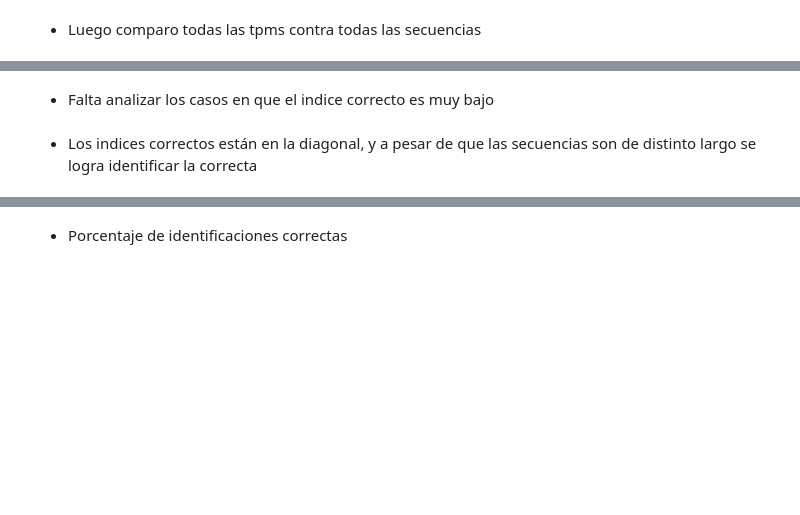
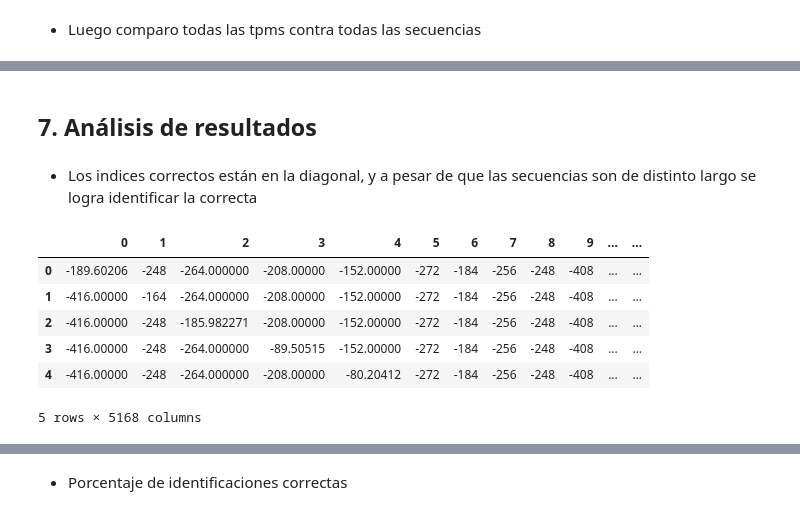
Before and after one commit to cinai/identification-algorithm-1, a Jupyter notebook: TEJI.ipynb, the cells around one changed output, grey strips where cells are left out. Cells and saved outputs as stored; diff of their text form; code cells hidden in the pictures; blank space fills up the shorter version.

```diff
--- a/TEJI.ipynb
+++ b/TEJI.ipynb
@@ -560,2 +536,0 @@ plt.hist(index_correct,40)
-# %% [markdown]
-- Falta analizar los casos en que el indice correcto es muy bajo
@@ -564,5 +540,16 @@ plt.hist(index_correct,40)
+# %% [markdown]
+## 7. Análisis de resultados
 # %% [markdown]
 - Los indices correctos están en la diagonal, y a pesar de que las secuencias son de distinto largo se logra identificar la correcta
 # %%
 iden_matrix = np.matrix(iden)
 df_ident = pd.DataFrame(iden_matrix)
+df_ident.head()
+# %% [output]
+|  | 0 | 1 | 2 | 3 | 4 | 5 | 6 | 7 | 8 | 9 | ... | ... |
+| 0 | -189.60206 | -248 | -264.000000 | -208.00000 | -152.00000 | -272 | -184 | -256 | -248 | -408 | ... | ... |
+| 1 | -416.00000 | -164 | -264.000000 | -208.00000 | -152.00000 | -272 | -184 | -256 | -248 | -408 | ... | ... |
+| 2 | -416.00000 | -248 | -185.982271 | -208.00000 | -152.00000 | -272 | -184 | -256 | -248 | -408 | ... | ... |
+| 3 | -416.00000 | -248 | -264.000000 | -89.50515 | -152.00000 | -272 | -184 | -256 | -248 | -408 | ... | ... |
+| 4 | -416.00000 | -248 | -264.000000 | -208.00000 | -80.20412 | -272 | -184 | -256 | -248 | -408 | ... | ... |
+5 rows × 5168 columns
```
Also changed, not shown: parts of 17 cells of this notebook.
